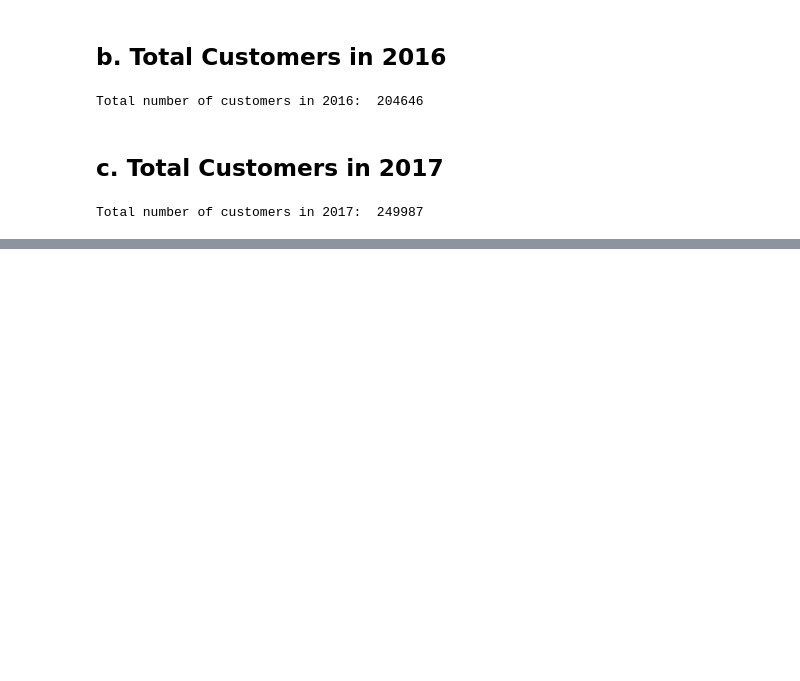
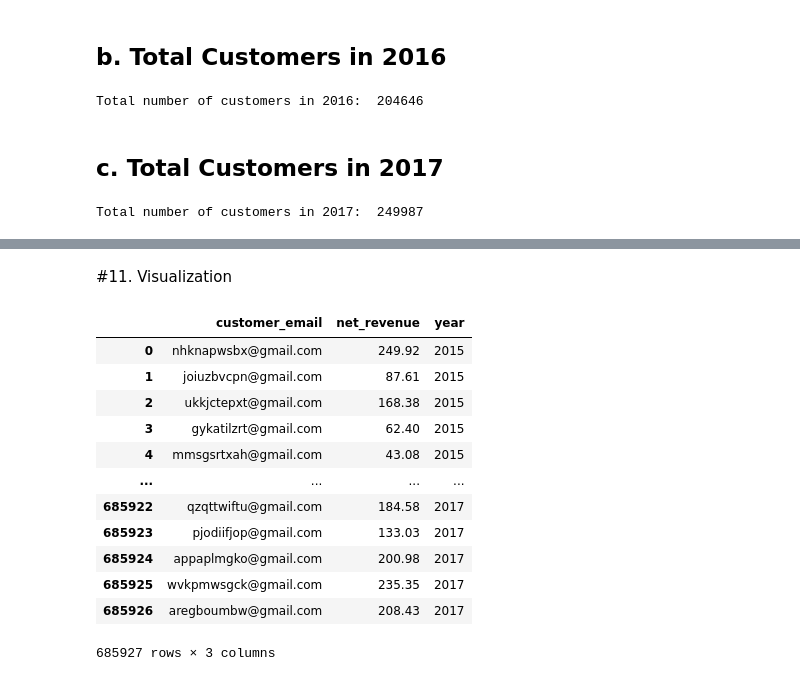
Before and after one commit to saishdesai23/Customer-Order-Analysis, a Jupyter notebook: case_study_2.ipynb, the cells around one changed output, grey strips where cells are left out. Saved outputs shown, nothing was run; the diff lists cells and outputs as text; code cells hidden in the pictures; blank space fills up the shorter version.

```diff
--- a/case_study_2.ipynb
+++ b/case_study_2.ipynb
@@ -296,0 +406,18 @@ Total number of customers in 2017:  249987
+# %% [markdown]
+#11. Visualization
+# %%
+customer_order
+# %% [output]
+|  | customer_email | net_revenue | year |
+| 0 | nhknapwsbx@gmail.com | 249.92 | 2015 |
+| 1 | joiuzbvcpn@gmail.com | 87.61 | 2015 |
+| 2 | ukkjctepxt@gmail.com | 168.38 | 2015 |
+| 3 | gykatilzrt@gmail.com | 62.40 | 2015 |
+| 4 | mmsgsrtxah@gmail.com | 43.08 | 2015 |
+| ... | ... | ... | ... |
+| 685922 | qzqttwiftu@gmail.com | 184.58 | 2017 |
+| 685923 | pjodiifjop@gmail.com | 133.03 | 2017 |
+| 685924 | appaplmgko@gmail.com | 200.98 | 2017 |
+| 685925 | wvkpmwsgck@gmail.com | 235.35 | 2017 |
+| 685926 | aregboumbw@gmail.com | 208.43 | 2017 |
+685927 rows × 3 columns
```
Also changed, not shown: parts of 15 cells of this notebook.
